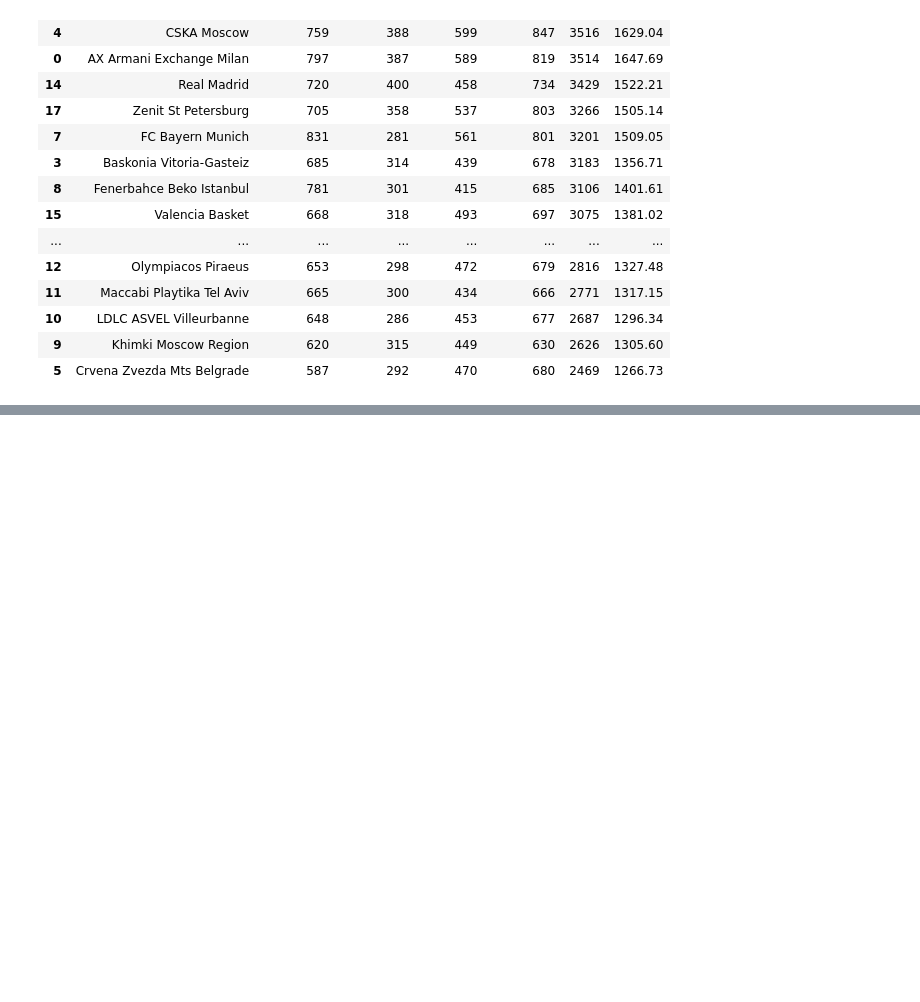
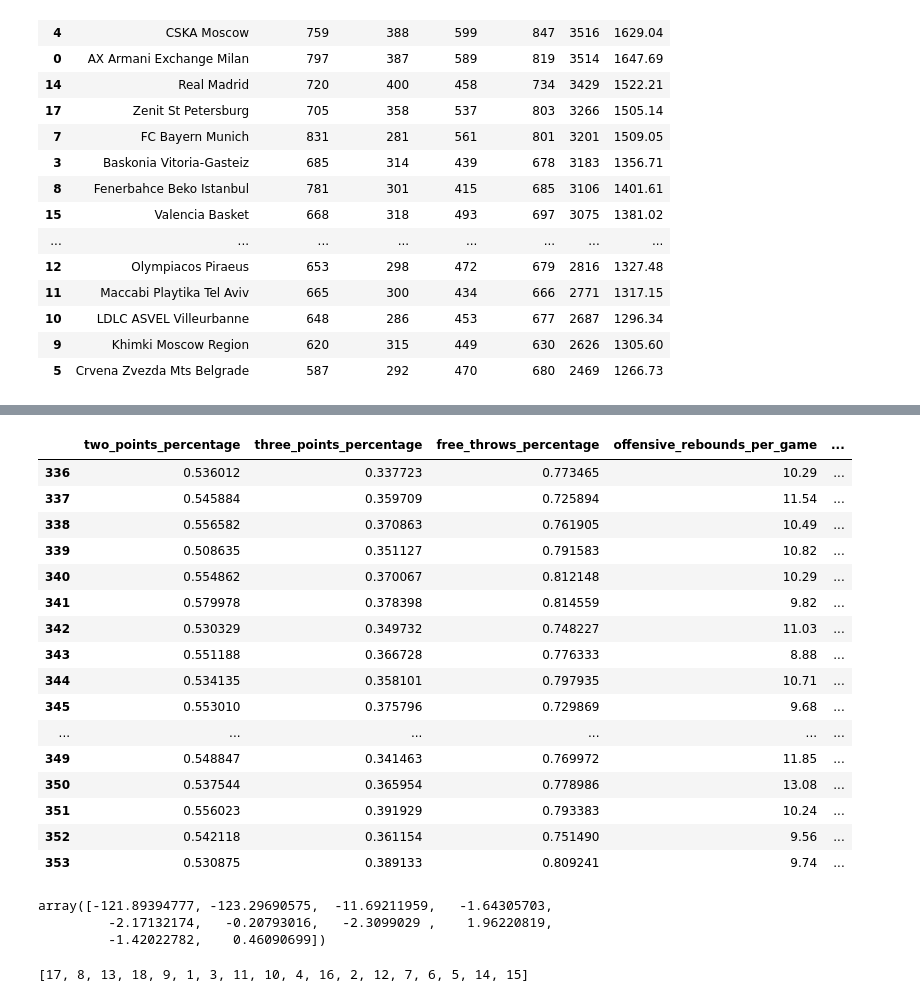
Before and after one commit to ste1drag/NI_projekat, a Jupyter notebook: main.ipynb, the cells around one changed output, grey strips where cells are left out. Saved outputs shown, nothing was run; the diff lists cells and outputs as text; code cells hidden in the pictures; blank space fills up the shorter version.

Commit message:
Added linear regression model

```diff
--- a/main.ipynb
+++ b/main.ipynb
@@ -137,0 +252,26 @@ Name: score, dtype: float64
+# %%
+test_data
+# %% [output]
+|  | two_points_percentage | three_points_percentage | free_throws_percentage | offensive_rebounds_per_game | ... |
+| 336 | 0.536012 | 0.337723 | 0.773465 | 10.29 | ... |
+| 337 | 0.545884 | 0.359709 | 0.725894 | 11.54 | ... |
+| 338 | 0.556582 | 0.370863 | 0.761905 | 10.49 | ... |
+| 339 | 0.508635 | 0.351127 | 0.791583 | 10.82 | ... |
+| 340 | 0.554862 | 0.370067 | 0.812148 | 10.29 | ... |
+| 341 | 0.579978 | 0.378398 | 0.814559 | 9.82 | ... |
+| 342 | 0.530329 | 0.349732 | 0.748227 | 11.03 | ... |
+| 343 | 0.551188 | 0.366728 | 0.776333 | 8.88 | ... |
+| 344 | 0.534135 | 0.358101 | 0.797935 | 10.71 | ... |
+| 345 | 0.553010 | 0.375796 | 0.729869 | 9.68 | ... |
+| ... | ... | ... | ... | ... | ... |
+| 349 | 0.548847 | 0.341463 | 0.769972 | 11.85 | ... |
+| 350 | 0.537544 | 0.365954 | 0.778986 | 13.08 | ... |
+| 351 | 0.556023 | 0.391929 | 0.793383 | 10.24 | ... |
+| 352 | 0.542118 | 0.361154 | 0.751490 | 9.56 | ... |
+| 353 | 0.530875 | 0.389133 | 0.809241 | 9.74 | ... |
+# %%
+model.coef_
+# %% [output]
+array([-121.89394777, -123.29690575,  -11.69211959,   -1.64305703,
+         -2.17132174,   -0.20793016,   -2.3099029 ,    1.96220819,
+         -1.42022782,    0.46090699])
@@ -137,0 +284,4 @@ Name: score, dtype: float64
+# %%
+result
+# %% [output]
+[17, 8, 13, 18, 9, 1, 3, 11, 10, 4, 16, 2, 12, 7, 6, 5, 14, 15]
```
Also changed, not shown: parts of 18 cells of this notebook, 1 other file.
